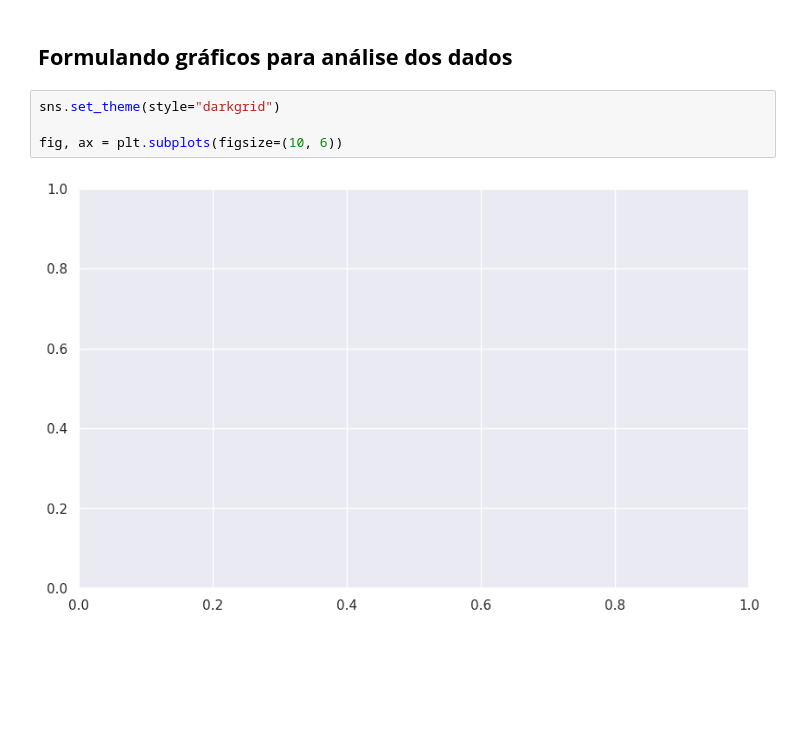
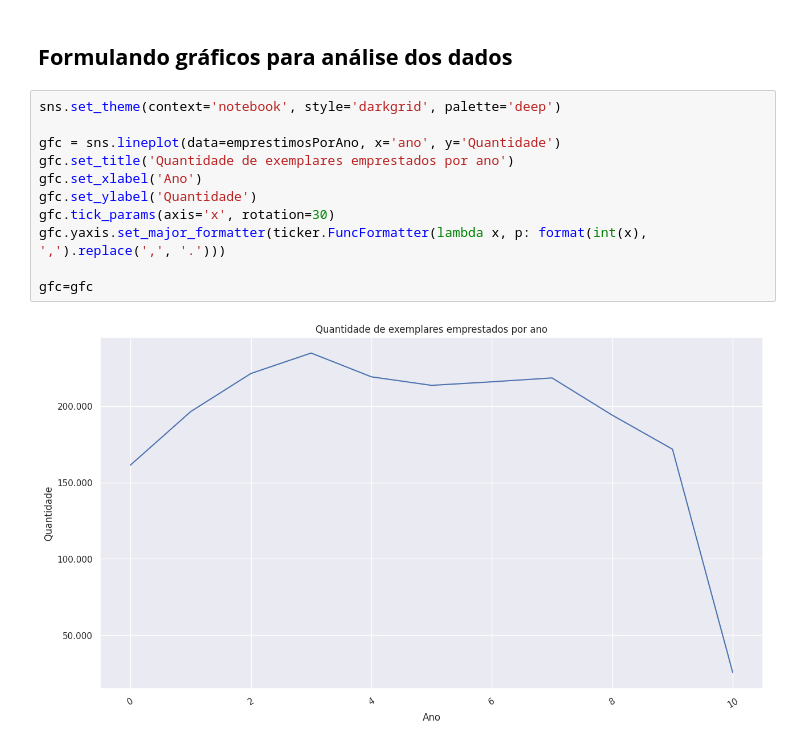
Before and after one commit to AleixoCodes/Analise-de-dados-bibliotecarios, a Jupyter notebook: Análise_de_Dados_de_Biblioteca_Universitária.ipynb, the cells around one changed output. Cells and saved outputs as stored; diff of their text form; blank space fills up the shorter version.

Commit message:
Evoluindo notebook

```diff
--- a/Análise_de_Dados_de_Biblioteca_Universitária.ipynb
+++ b/Análise_de_Dados_de_Biblioteca_Universitária.ipynb
@@ -284,8 +248,15 @@ emprestimosPorAno
 # %% [markdown]
 ## **Formulando gráficos para análise dos dados**
-# %%
-sns.set_theme(style="darkgrid")
-
-fig, ax = plt.subplots(figsize=(10, 6))
-# %% [output]
-[figure, removed]
+# %%
+sns.set_theme(context='notebook', style='darkgrid', palette='deep')
+
+gfc = sns.lineplot(data=emprestimosPorAno, x='ano', y='Quantidade')
+gfc.set_title('Quantidade de exemplares emprestados por ano')
+gfc.set_xlabel('Ano')
+gfc.set_ylabel('Quantidade')
+gfc.tick_params(axis='x', rotation=30)
+gfc.yaxis.set_major_formatter(ticker.FuncFormatter(lambda x, p: format(int(x), ',').replace(',', '.')))
+
+gfc=gfc
+# %% [output]
+[figure, added]
```
Also changed, not shown: parts of 16 cells of this notebook.
